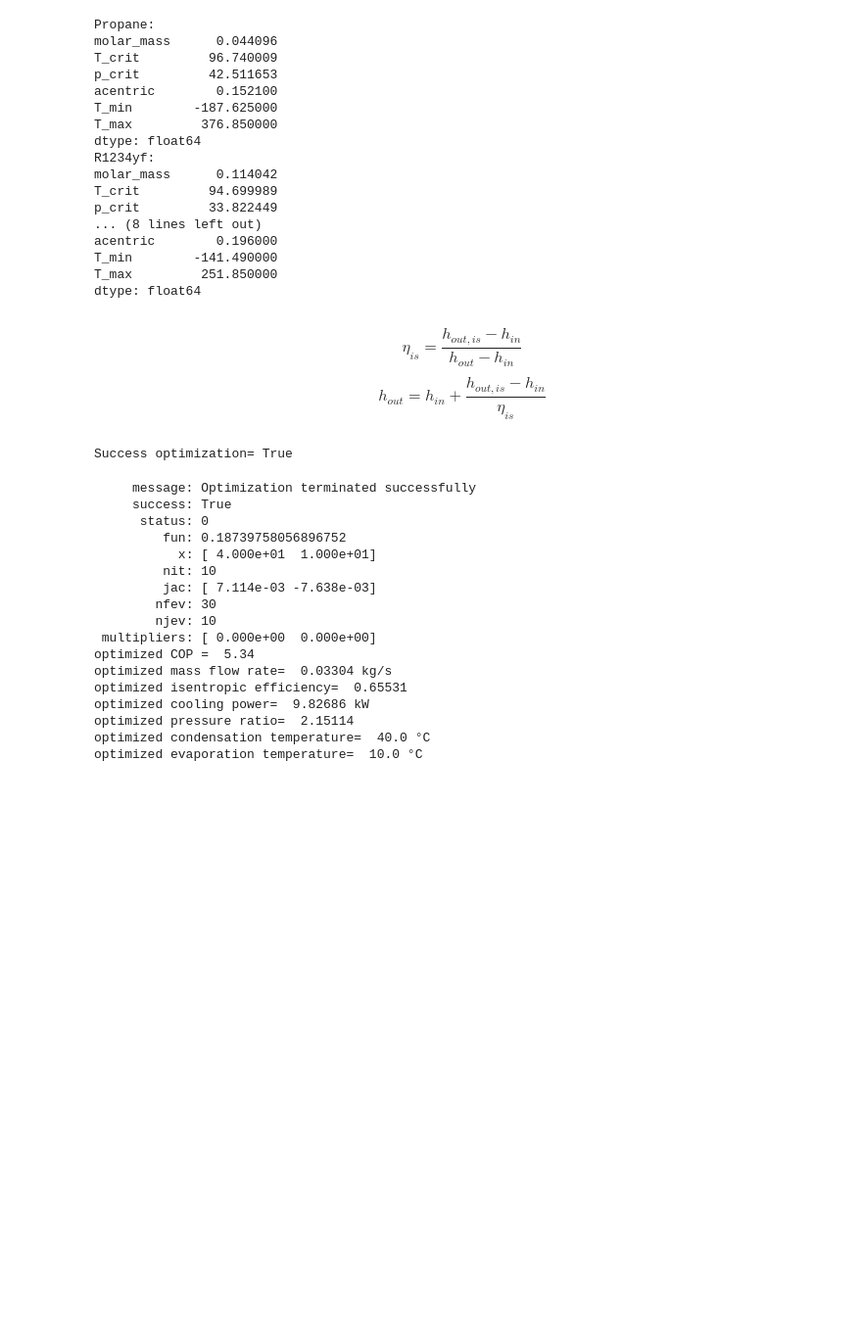
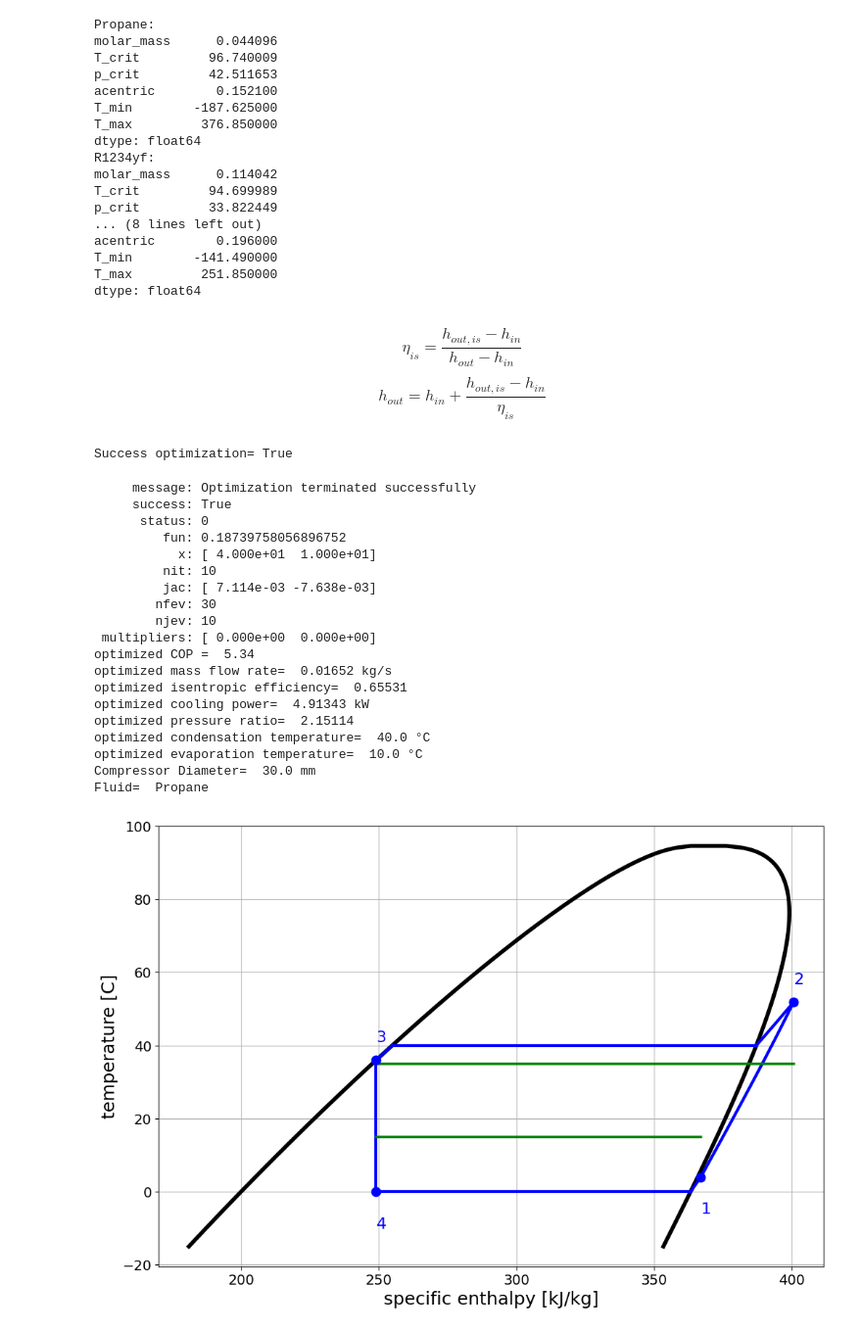
Before and after one commit to Ohasbini/SHCT, a Jupyter notebook: 01_workbench.ipynb, the cells around one changed output. Shown at 98% size. Saved outputs shown, nothing was run; the diff lists cells and outputs as text; code cells hidden in the pictures; blank space fills up the shorter version.

```diff
--- a/01_workbench.ipynb
+++ b/01_workbench.ipynb
@@ -124,7 +126,7 @@ def calc_COP(param):
     T_co,T_ev = param
 
     param_cm = [T_ev,T_co,DeltaT_sh,DeltaT_sc,D]
-    eta_is, m_dot = cm.recip_comp_corr_SP(param_cm,"Propane")
+    eta_is, m_dot = cm.recip_comp_corr_SP(param_cm,Fluid)
 
     # State 1 sat vapor at evaporator
     state_1_x1 = FCP.state(["T","x"],[T_ev,1],Fluid,Eh)
@@ -168,7 +170,7 @@ def calc_cooling_power(param):
     T_co,T_ev = param
 
     param_cm = [T_ev,T_co,DeltaT_sh,DeltaT_sc,D]
-    eta_is, m_dot = cm.recip_comp_corr_SP(param_cm,"Propane")
+    eta_is, m_dot = cm.recip_comp_corr_SP(param_cm,Fluid)
 
     # State 1 sat vapor at evaporator
     state_1_x1 = FCP.state(["T","x"],[T_ev,1],Fluid,Eh)
@@ -214,9 +216,9 @@ def calc_pressure_ratio(param):
     return pressure_ratio
 # %%
 #Syntax: bounds=[(T_co_min, T_co_max), (T_ev_min, T_ev_max)]
-bounds = [(35+1+DeltaT_sc,60),(-15,15-1-DeltaT_sh)]
+bounds = [(35+1+DeltaT_sc,70),(-20.0,15-1-DeltaT_sh)]
 
-minimum_cooling_power = 5.0
+minimum_cooling_power = 1
 minimum_pressure_ratio = 2.0
 
 NC1 = NonlinearConstraint(calc_cooling_power, minimum_cooling_power, np.inf)
@@ -242,6 +244,7 @@ print("optimized COP = ",round(COP,2))
 #Print the optimized evaporator and condenser temperature: T_ev_op, T_co_op
 T_ev_op=Opti.x[1]
 T_co_op=Opti.x[0]
+
 
 param = [T_ev_op,T_co_op,DeltaT_sh,DeltaT_sc,D]
 eta_is, m_dot = cm.recip_comp_corr_SP(param,Fluid)
@@ -255,6 +258,8 @@ print("optimized pressure ratio= ",round(pressure_ratio,5))
 
 print("optimized condensation temperature= ",round(T_co_op,2),"°C")
 print("optimized evaporation temperature= ",round(T_ev_op,2),"°C")
+print("Compressor Diameter= ",D,"mm")
+print("Fluid= ",Fluid)
 # %% [output]
      message: Optimization terminated successfully
      success: True
@@ -267,9 +272,30 @@ print("optimized evaporation temperature= ",round(T_ev_op,2),"°C")
         njev: 10
  multipliers: [ 0.000e+00  0.000e+00]
 optimized COP =  5.34
-optimized mass flow rate=  0.03304 kg/s
+optimized mass flow rate=  0.01652 kg/s
 optimized isentropic efficiency=  0.65531
-optimized cooling power=  9.82686 kW
+optimized cooling power=  4.91343 kW
 optimized pressure ratio=  2.15114
 optimized condensation temperature=  40.0 °C
 optimized evaporation temperature=  10.0 °C
+Compressor Diameter=  30.0 mm
+Fluid=  Propane
+# %%
+state_1_x1 = FCP.state(["T","x"],[T_ev_op,1],Fluid,Eh)
+state_1_sh = FCP.state(["T","p"],[T_ev_op+DeltaT_sh,state_1_x1["p"]],Fluid,Eh)
+
+
+
+state_3_x0 = FCP.state(["T","x"],[T_co_op,0],Fluid,Eh)
+
+state_2_is = FCP.state(["p","s"],[state_3_x0["p"],state_1_sh["s"]],Fluid,Eh)
+
+h_2_vp = state_1_sh["h"] + (state_2_is["h"]-state_1_sh["h"])/eta_is
+state_2_vp = FCP.state(["p","h"],[state_2_is["p"],h_2_vp],Fluid,Eh)
+
+state_3_sc = FCP.state(["T","p"],[T_co_op-DeltaT_sc,state_3_x0["p"]],Fluid,Eh)
+state_4_xp = FCP.state(["h","p"],[state_3_sc["h"],state_1_x1["p"]],Fluid,Eh)
+# %%
+Diag.Th(state_1_sh,state_2_vp,state_3_sc,state_4_xp, [35.0,35.0], [15.0,15.0], Fluid, Eh)
+# %% [output]
+[figure, added]
```
Also changed, not shown: parts of 3 cells of this notebook, 3 other files.
